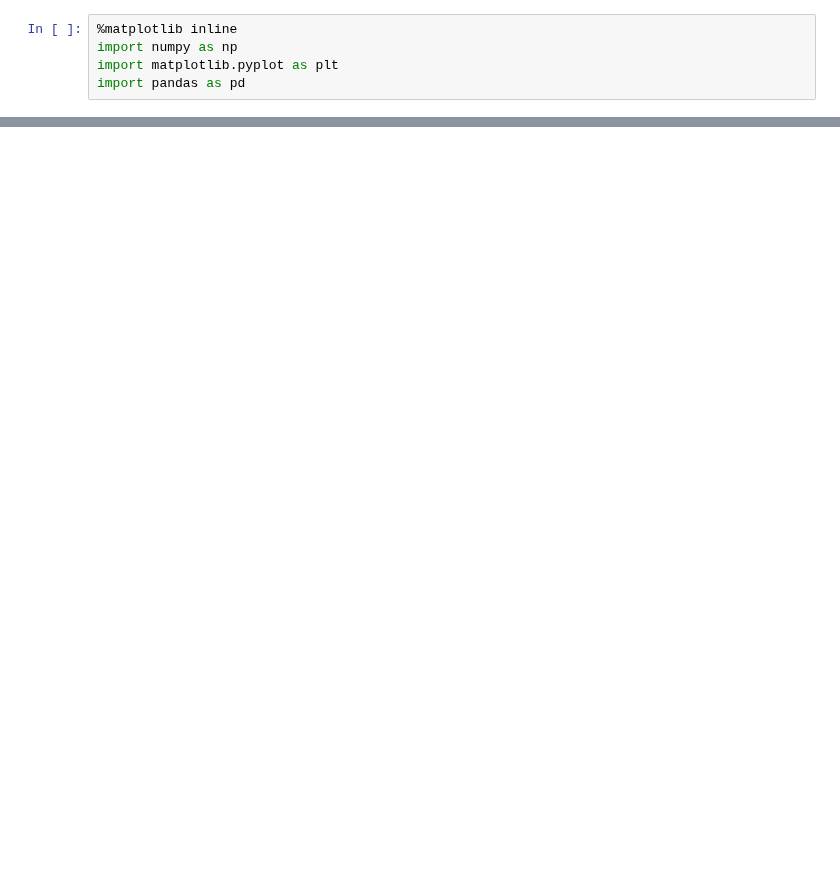
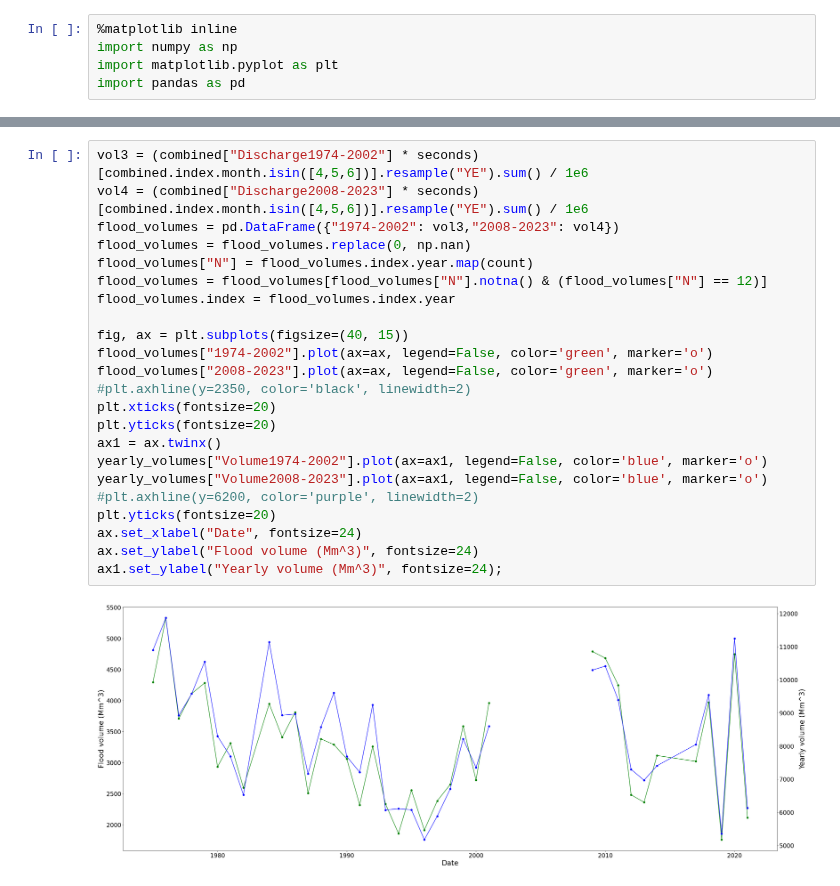
Before and after one commit to eWaterCycle/projects, a Jupyter notebook: BEP/code/Dataplot.ipynb, the cells around one changed output, grey strips where cells are left out. Saved outputs shown, nothing was run; the diff lists cells and outputs as text; blank space fills up the shorter version.

```diff
--- a/BEP/code/Dataplot.ipynb
+++ b/BEP/code/Dataplot.ipynb
@@ -68,0 +63,25 @@ ax.set_ylabel("Yearly volume (Mm^3)", fontsize=24);
+# %%
+vol3 = (combined["Discharge1974-2002"] * seconds)[combined.index.month.isin([4,5,6])].resample("YE").sum() / 1e6
+vol4 = (combined["Discharge2008-2023"] * seconds)[combined.index.month.isin([4,5,6])].resample("YE").sum() / 1e6
+flood_volumes = pd.DataFrame({"1974-2002": vol3,"2008-2023": vol4})
+flood_volumes = flood_volumes.replace(0, np.nan)
+flood_volumes["N"] = flood_volumes.index.year.map(count)
+flood_volumes = flood_volumes[flood_volumes["N"].notna() & (flood_volumes["N"] == 12)]
+flood_volumes.index = flood_volumes.index.year
+
+fig, ax = plt.subplots(figsize=(40, 15))
+flood_volumes["1974-2002"].plot(ax=ax, legend=False, color='green', marker='o')
+flood_volumes["2008-2023"].plot(ax=ax, legend=False, color='green', marker='o')
+#plt.axhline(y=2350, color='black', linewidth=2)
+plt.xticks(fontsize=20)
+plt.yticks(fontsize=20)
+ax1 = ax.twinx()
+yearly_volumes["Volume1974-2002"].plot(ax=ax1, legend=False, color='blue', marker='o')
+yearly_volumes["Volume2008-2023"].plot(ax=ax1, legend=False, color='blue', marker='o')
+#plt.axhline(y=6200, color='purple', linewidth=2)
+plt.yticks(fontsize=20)
+ax.set_xlabel("Date", fontsize=24)
+ax.set_ylabel("Flood volume (Mm^3)", fontsize=24)
+ax1.set_ylabel("Yearly volume (Mm^3)", fontsize=24);
+# %% [output]
+[figure, added]
```
Also changed, not shown: parts of 2 cells of this notebook.
